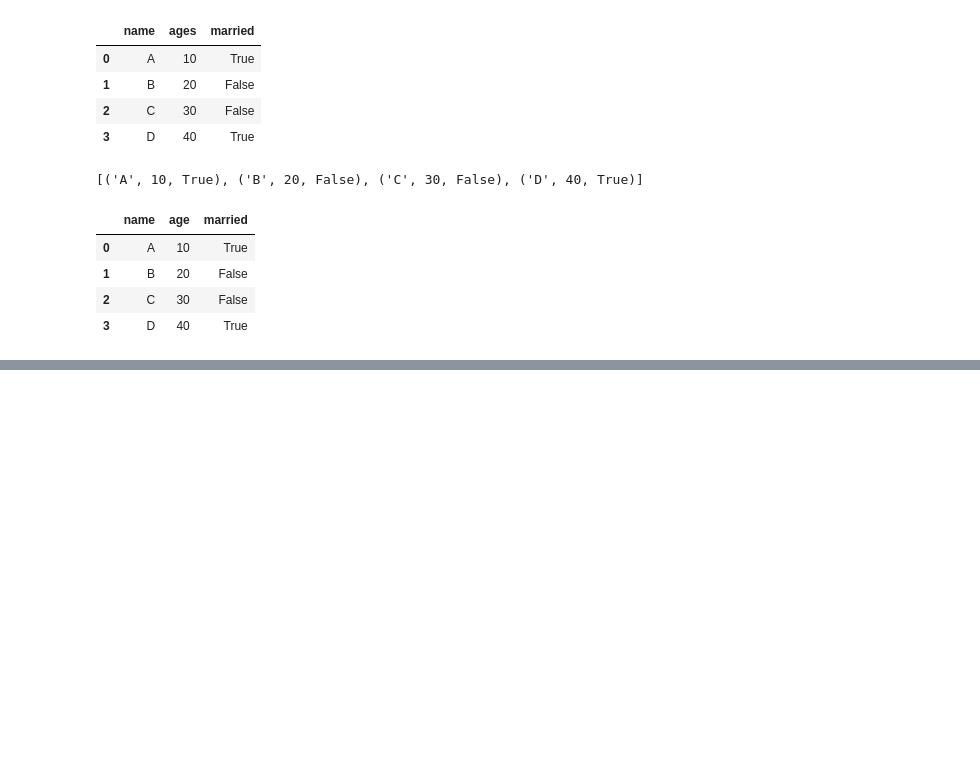
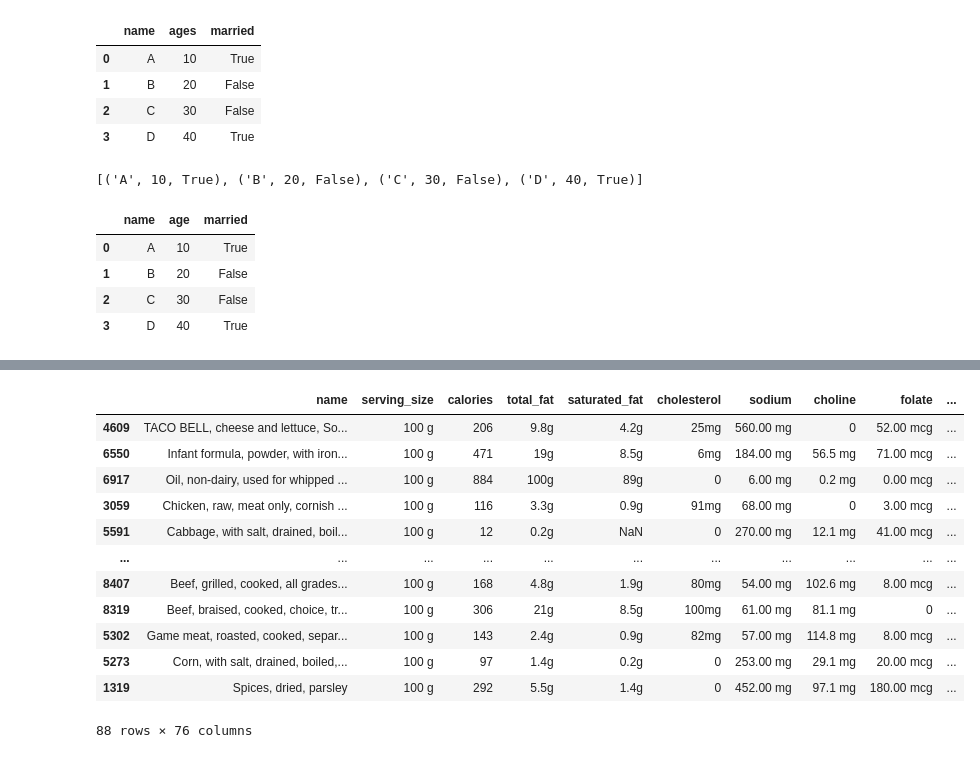
Before and after one commit to SanjaySaatyaki/Pandas, a Jupyter notebook: Pandas.ipynb, the cells around one changed output, grey strips where cells are left out. Drawn from its saved outputs; the diff is of its cells as text; code cells hidden in the pictures; blank space fills up the shorter version.

```diff
--- a/Pandas.ipynb
+++ b/Pandas.ipynb
@@ -155,0 +349,16 @@ pd.DataFrame(row_wise)
+# %%
+nutrition.sample(frac=0.01)
+# %% [output]
+|  | name | serving_size | calories | total_fat | saturated_fat | cholesterol | sodium | choline | folate | ... |
+| 4609 | TACO BELL, cheese and lettuce, So... | 100 g | 206 | 9.8g | 4.2g | 25mg | 560.00 mg | 0 | 52.00 mcg | ... |
+| 6550 | Infant formula, powder, with iron... | 100 g | 471 | 19g | 8.5g | 6mg | 184.00 mg | 56.5 mg | 71.00 mcg | ... |
+| 6917 | Oil, non-dairy, used for whipped ... | 100 g | 884 | 100g | 89g | 0 | 6.00 mg | 0.2 mg | 0.00 mcg | ... |
+| 3059 | Chicken, raw, meat only, cornish ... | 100 g | 116 | 3.3g | 0.9g | 91mg | 68.00 mg | 0 | 3.00 mcg | ... |
+| 5591 | Cabbage, with salt, drained, boil... | 100 g | 12 | 0.2g | NaN | 0 | 270.00 mg | 12.1 mg | 41.00 mcg | ... |
+| ... | ... | ... | ... | ... | ... | ... | ... | ... | ... | ... |
+| 8407 | Beef, grilled, cooked, all grades... | 100 g | 168 | 4.8g | 1.9g | 80mg | 54.00 mg | 102.6 mg | 8.00 mcg | ... |
+| 8319 | Beef, braised, cooked, choice, tr... | 100 g | 306 | 21g | 8.5g | 100mg | 61.00 mg | 81.1 mg | 0 | ... |
+| 5302 | Game meat, roasted, cooked, separ... | 100 g | 143 | 2.4g | 0.9g | 82mg | 57.00 mg | 114.8 mg | 8.00 mcg | ... |
+| 5273 | Corn, with salt, drained, boiled,... | 100 g | 97 | 1.4g | 0.2g | 0 | 253.00 mg | 29.1 mg | 20.00 mcg | ... |
+| 1319 | Spices, dried, parsley | 100 g | 292 | 5.5g | 1.4g | 0 | 452.00 mg | 97.1 mg | 180.00 mcg | ... |
+88 rows × 76 columns
```
Also changed, not shown: parts of 20 cells of this notebook.
